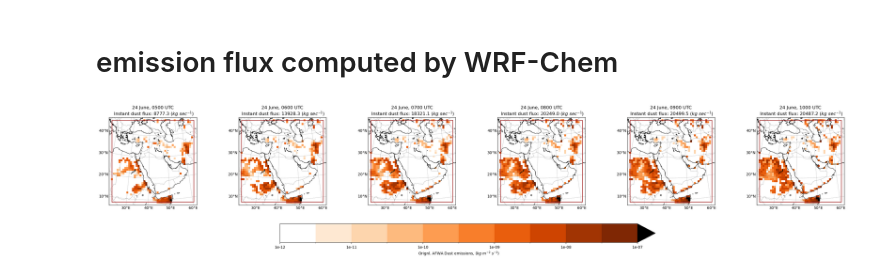
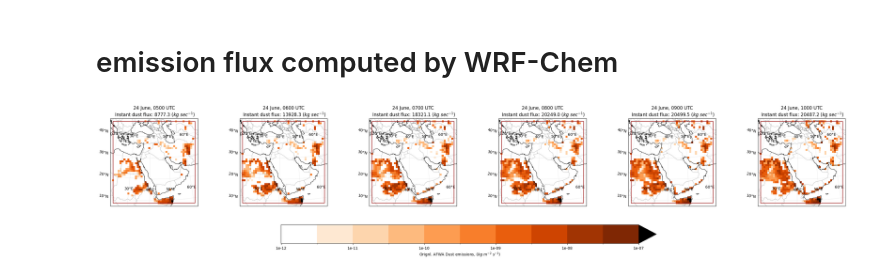
Before and after one commit to saneku/Dust_emission_simulator, a Jupyter notebook: afwa_python.ipynb, the cells around one changed output. Saved outputs shown, nothing was run; the diff lists cells and outputs as text; code cells hidden in the pictures.

```diff
--- a/afwa_python.ipynb
+++ b/afwa_python.ipynb
@@ -92,27 +90,25 @@ interactive(children=(FloatSlider(value=0.5, continuous_update=False, descriptio
 # emission flux computed by WRF-Chem
 # %%
 k=len(times)
-fig, axes = plt.subplots(1, k,figsize=(k*6,6))
+fig, axes = plt.subplots(1, k,figsize=(k*6,6), subplot_kw={'projection': map_proj})
 for time_idx in np.arange(0, k):
     #because emissions are accumulated here (cumulative, kg/m2)
     #make them average (during one hour) flux
     #flux=(emissions-prev_emissions)/3600.0 # (kg/m2/sec) it will be a little different from what calculated in gocart_python.py
 
     total_emission_flux=np.sum(surface*wrf_chems_flux[time_idx]) #(kg/sec)
 
-    m = Basemap(**basemap_params,ax=axes[time_idx])
-    x, y = m(xlon,xlat)
-    decorateMap(m)
+    decorateMap(axes[time_idx])
 
     date_time_obj = datetime.strptime(str(b"".join(times[time_idx])), "b'%Y-%m-%d_%H:%M:%S'")
     axes[time_idx].set_title(date_time_obj.strftime("%d %B, %H%M UTC")+"\n Instant dust flux: "+"{:0.1f}".format(total_emission_flux)+" ($kg\ sec^{-1}$)")
 
-    cs = m.pcolormesh(x, y, wrf_chems_flux[time_idx], cmap=colmap, norm=ai_norm)
+    cs = axes[time_idx].pcolormesh(xlon, xlat, wrf_chems_flux[time_idx], cmap=colmap, norm=ai_norm, transform=ccrs.PlateCarree())
 
 
 cbar = fig.colorbar(cs,ax=axes.ravel().tolist(),orientation="horizontal",extend='max',format='%.0e')
 cbar.set_label('Orignl. AFWA Dust emissions, '+units)
 plt.show()
 #plt.savefig("afwa_ornlg_inst_flux.png",bbox_inches="tight",dpi=300)
 # %% [output]
-[figure, old version]
+[figure, new version]
```
Also changed, not shown: parts of 2 cells of this notebook, 11 other files.
